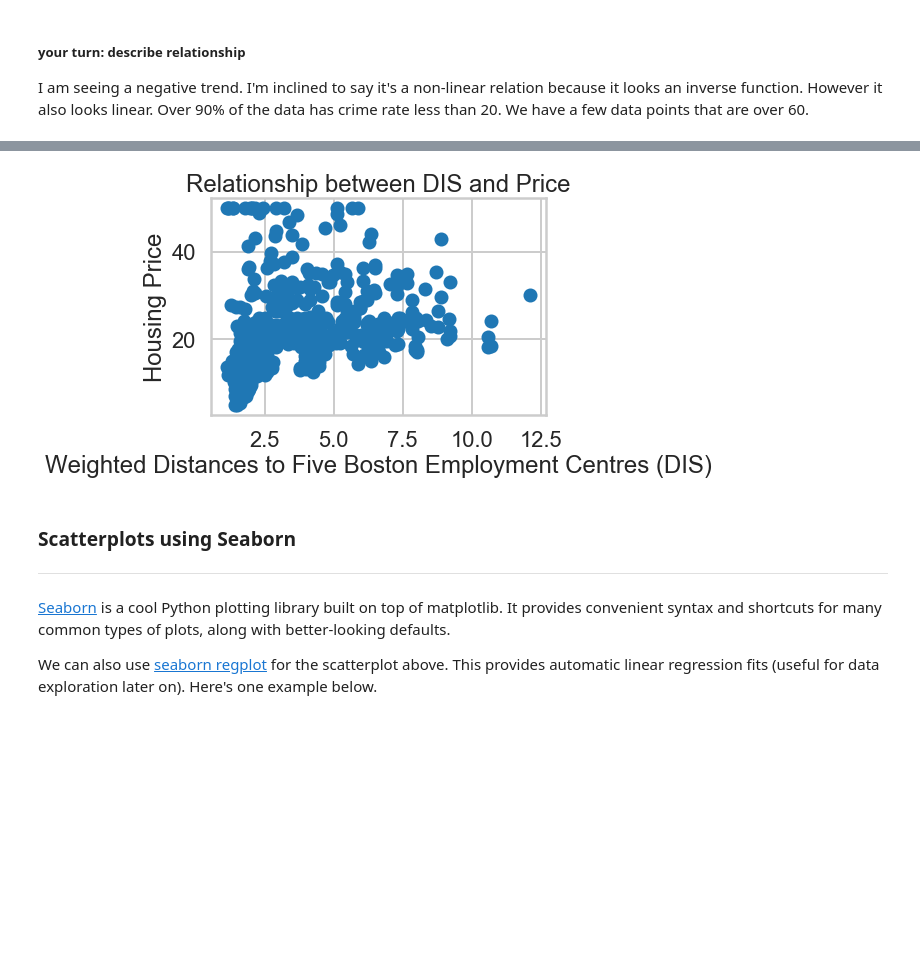
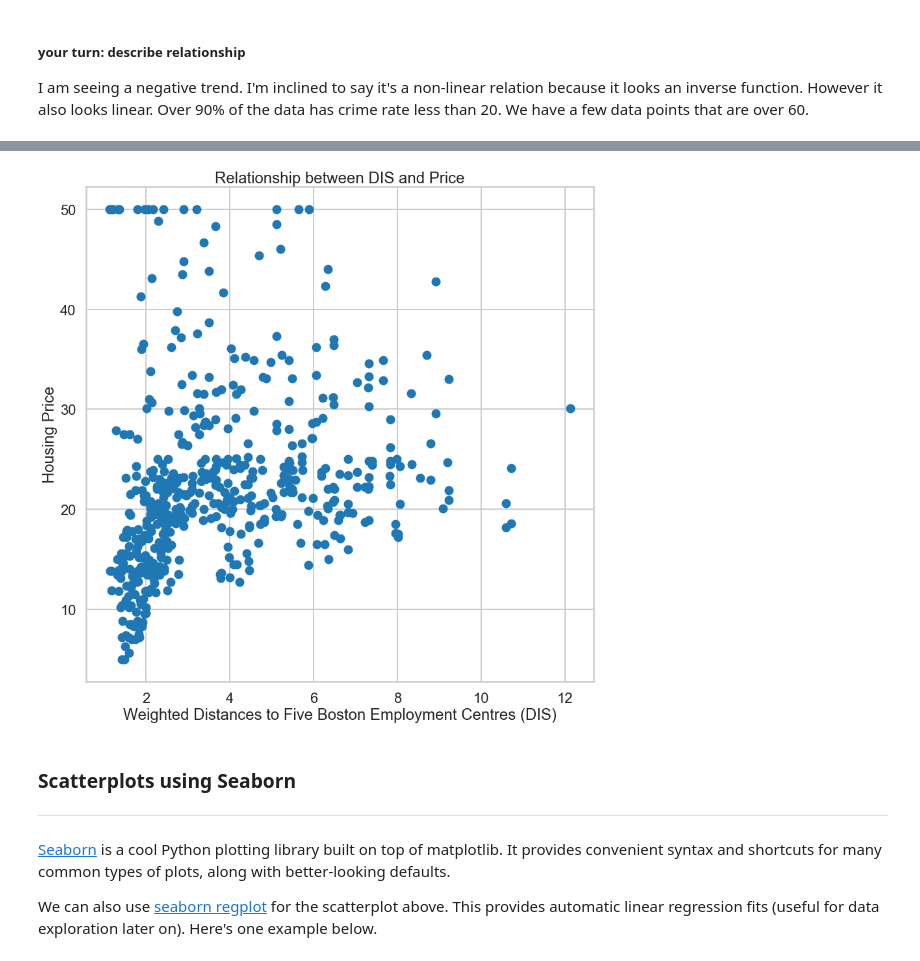
Before and after one commit to hershcode/Springboard, a Jupyter notebook: Machine_Learning/linear_regression/Mini_Project_Linear_Regression.ipynb, the cells around one changed output, grey strips where cells are left out. Saved outputs shown, nothing was run; the diff lists cells and outputs as text; code cells hidden in the pictures; blank space fills up the shorter version.

```diff
--- a/Machine_Learning/linear_regression/Mini_Project_Linear_Regression.ipynb
+++ b/Machine_Learning/linear_regression/Mini_Project_Linear_Regression.ipynb
@@ -301,12 +304,13 @@ plt.show()
 # %%
 # your turn: create some other scatter plots
+plt.figure(figsize=(14,14))
 plt.scatter(bos.DIS, bos.PRICE)
 plt.xlabel("Weighted Distances to Five Boston Employment Centres (DIS)")
 plt.ylabel("Housing Price")
 plt.title("Relationship between DIS and Price")
 plt.show()
 # %% [output]
-[figure, old version]
+[figure, new version]
 # %% [markdown]
 ### Scatterplots using Seaborn
 ***
```
Also changed, not shown: parts of 23 cells of this notebook.
